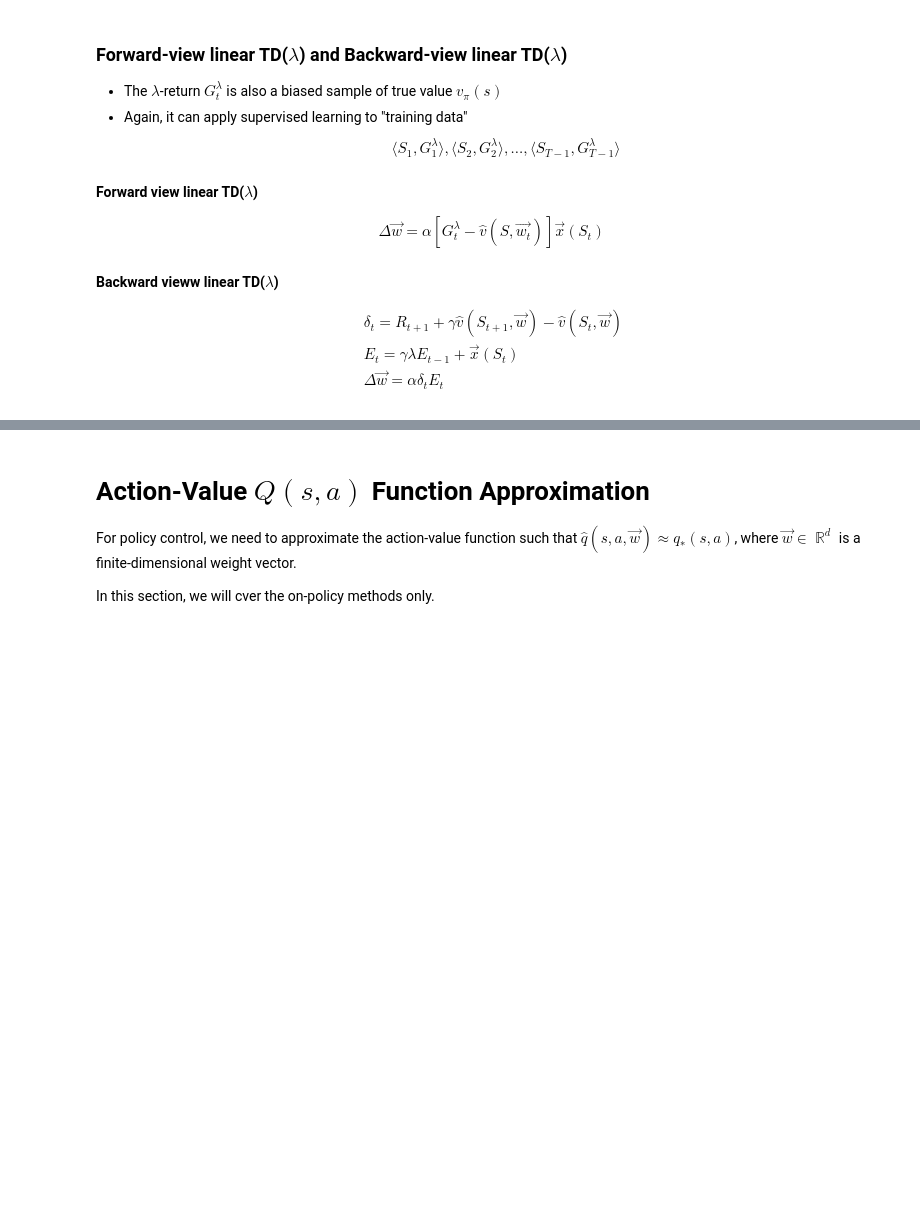
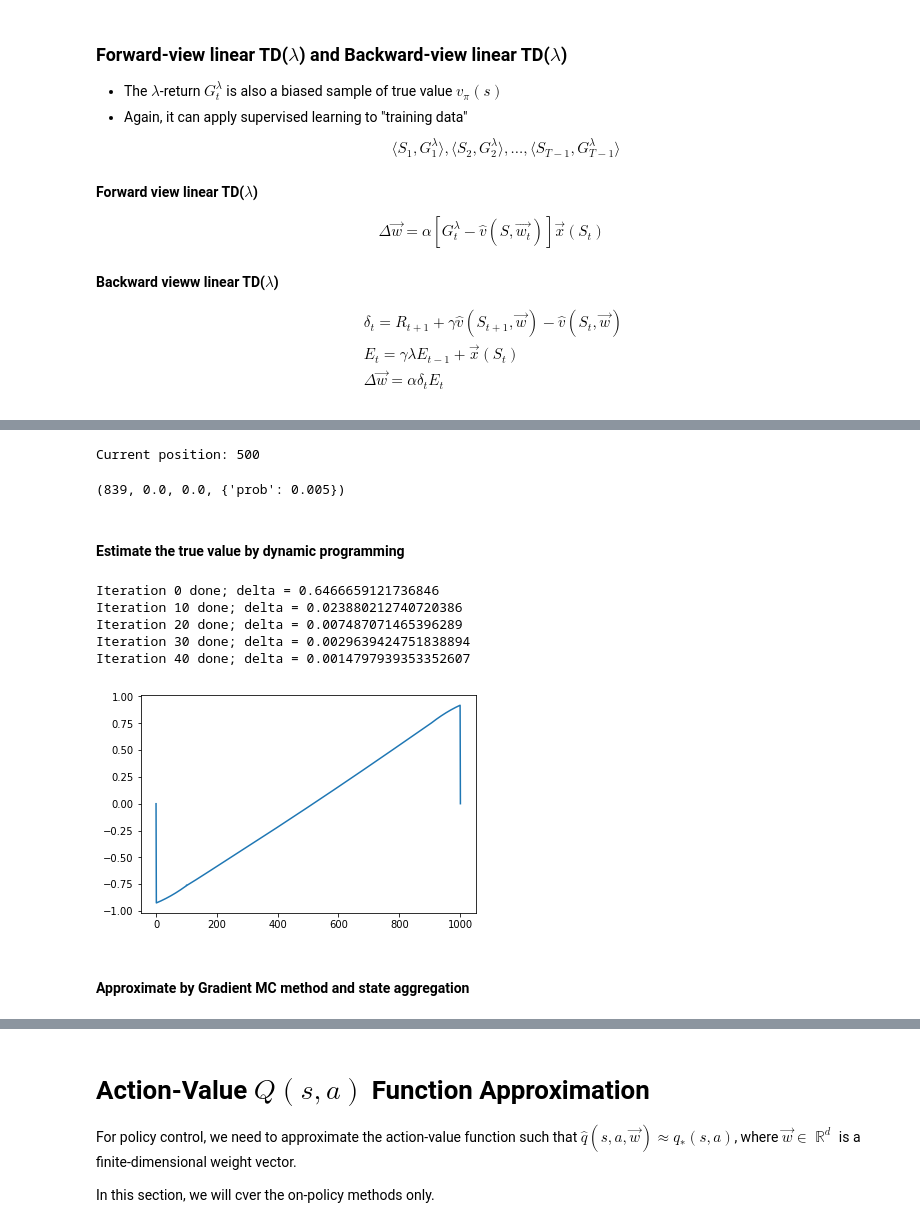
Before and after one commit to RLWH/reinforcement-learning-notebook, a Jupyter notebook: 5. Value Approximation/Value_Function_Approximation.ipynb, the cells around one changed output, grey strips where cells are left out. Cells and saved outputs as stored; diff of their text form; code cells hidden in the pictures; blank space fills up the shorter version.

```diff
--- a/5. Value Approximation/Value_Function_Approximation.ipynb
+++ b/5. Value Approximation/Value_Function_Approximation.ipynb
@@ -214,0 +313,28 @@ J(\vec{w}_{TD}) \leq \frac{1}{1-\gamma} \min_\vec{w} J(\vec{w})
+# %%
+env = RandomWalkEnv(1002, 500)
+env.render()
+# env.P[500][RIGHT]
+# %% [output]
+Current position: 500
+# %%
+env.step()
+# %% [output]
+(839, 0.0, 0.0, {'prob': 0.005})
+# %%
+def dynamics_to_probability(psa):
+    """
+    Converting a list of tuple into sum of probability
+
+    Args:
+        psa: [(probability, nextstate, reward, done), ...]
+    """
+
+    psa_np = np.array(psa)
+
+    probs = psa_np[:,0]
+    nss = psa_np[:, 1]
+    rewards = psa_np[:, 2]
+
+    return probs, nss, rewards
+# %% [markdown]
+#### Estimate the true value by dynamic programming
@@ -214,0 +386,8 @@ J(\vec{w}_{TD}) \leq \frac{1}{1-\gamma} \min_\vec{w} J(\vec{w})
+# %%
+V = value_estimation(env)
+# %% [output]
+Iteration 0 done; delta = 0.6466659121736846
+Iteration 10 done; delta = 0.023880212740720386
+Iteration 20 done; delta = 0.007487071465396289
+Iteration 30 done; delta = 0.0029639424751838894
+Iteration 40 done; delta = 0.0014797939353352607
@@ -214,0 +398,6 @@ J(\vec{w}_{TD}) \leq \frac{1}{1-\gamma} \min_\vec{w} J(\vec{w})
+# %%
+lp = sns.lineplot(x=np.arange(env.observation_space.n), y=V)
+# %% [output]
+[figure, added]
+# %% [markdown]
+#### Approximate by Gradient MC method and state aggregation
```
Also changed, not shown: parts of 21 cells of this notebook.
